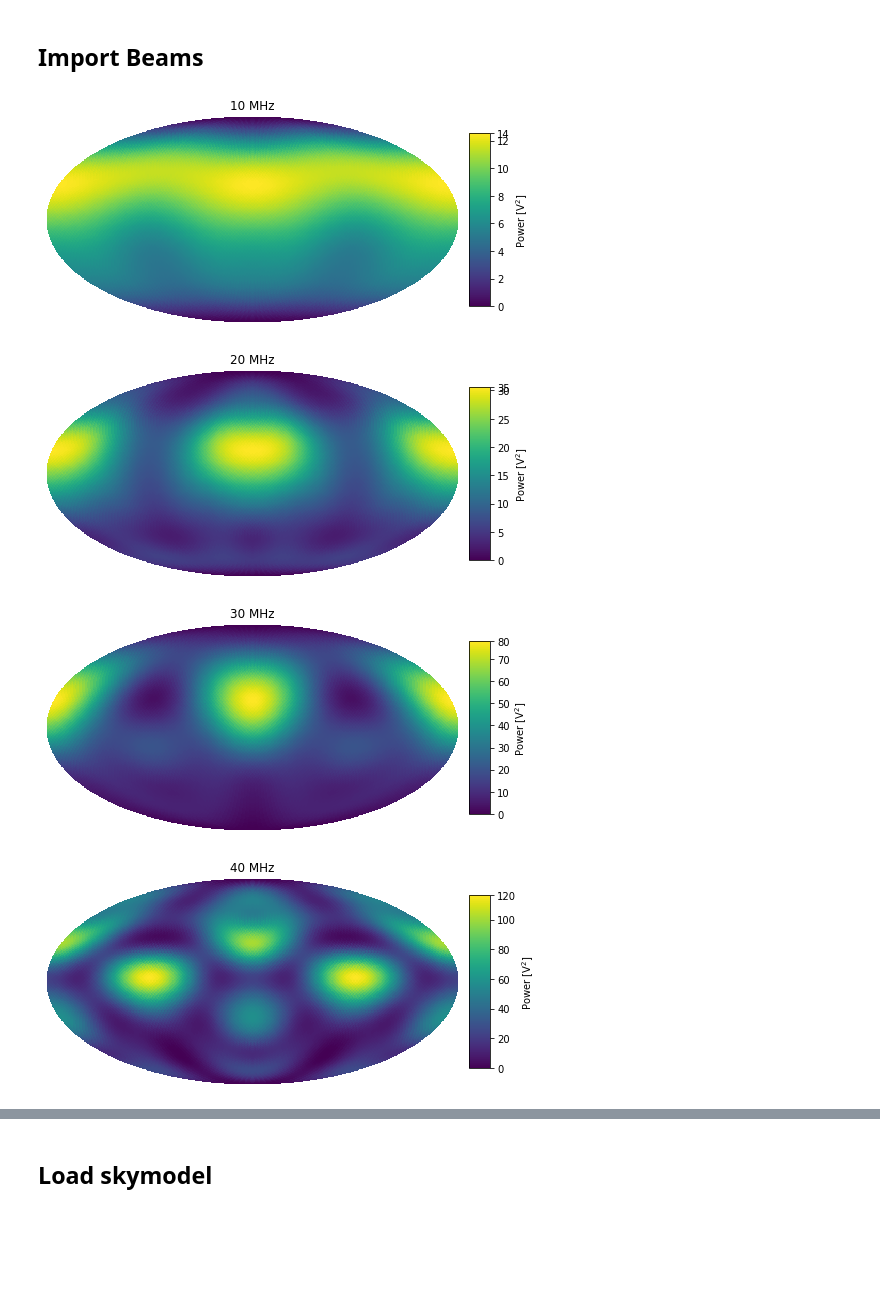
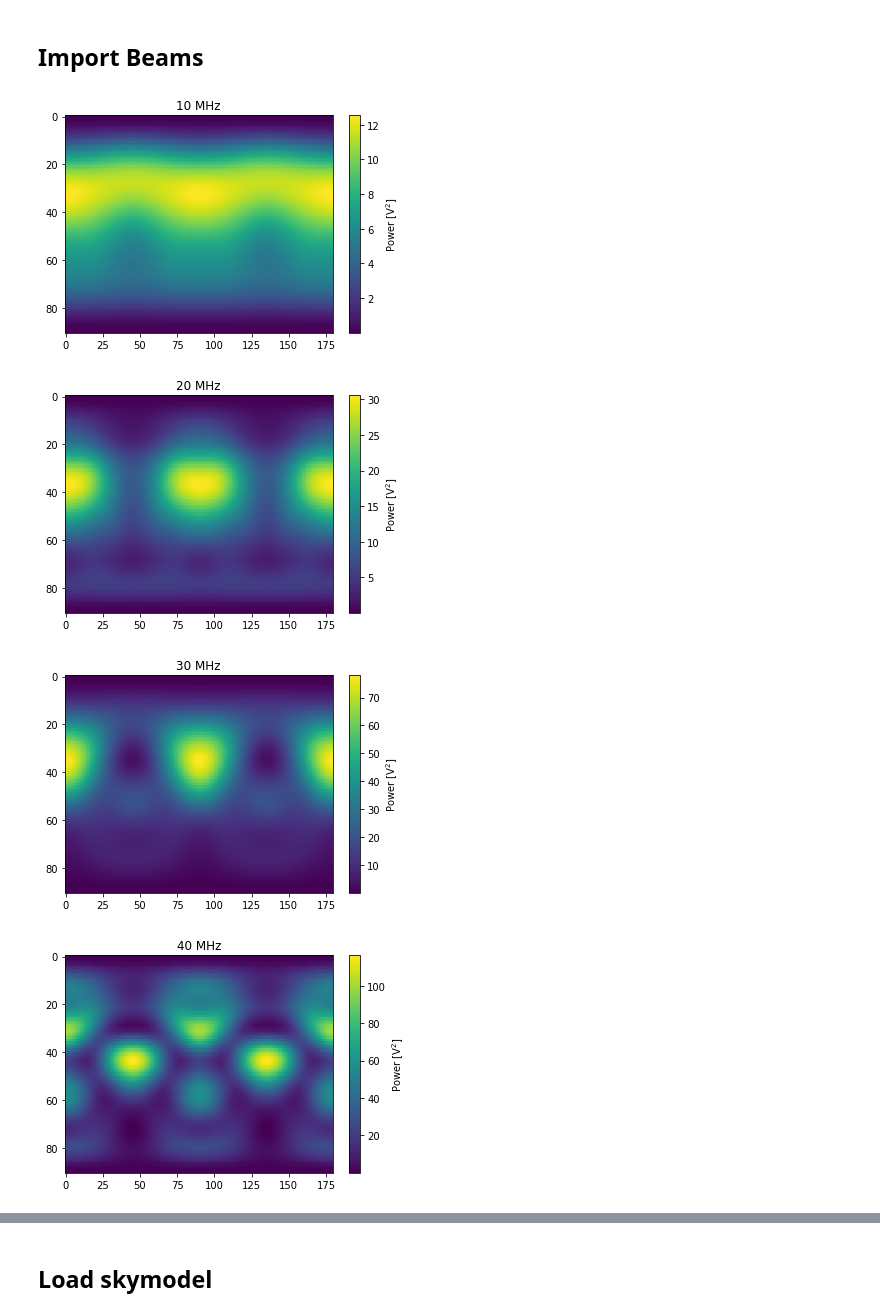
Before and after one commit to christianhbye/lusee_sky_simulations, a Jupyter notebook: notebooks/mock_lusee_night_analysis.ipynb, the cells around one changed output, grey strips where cells are left out. Cells and saved outputs as stored; diff of their text form; code cells hidden in the pictures; blank space fills up the shorter version.

Commit message:
use native az_za beams for uvsim

```diff
--- a/notebooks/mock_lusee_night_analysis.ipynb
+++ b/notebooks/mock_lusee_night_analysis.ipynb
@@ -34,16 +34,15 @@ uvb=pyuvdata.UVBeam()
 uvb.read_beamfits(uvb_path + fname)
 # %%
 for freq in [10, 20, 30, 40, 50]:
-    find = np.argmin(np.abs(uvb.freq_array[0] - freq))
+    find = np.argmin(np.abs(uvb.freq_array[0] - freq*1e6))
     beam = uvb.data_array[0, 0, 0, find]
-    fig = plt.figure()
-    hp.mollview(beam, fig=fig.number, title="{:.0f} MHz".format(uvb.freq_array[0, find]), cbar=False)
-    im = fig.axes[0].get_images()[0]
+    plt.figure()
+    plt.imshow(beam, aspect='auto', interpolation="none")
+    plt.title("{:.0f} MHz".format(uvb.freq_array[0, find]/1e6))
+    plt.colorbar(label="Power [$\\rm{V}^2$]")
     #im.set_clim(0,120)
-    cax = fig.add_axes([1., .2, .05, .6])
-    fig.colorbar(im, cax, label="Power [$\\rm{V}^2$]")
 # %% [output]
-[figure, old version]
+[figure, new version]
-[figure, old version]
+[figure, new version]
-[figure, old version]
+[figure, new version]
-[figure, old version]
+[figure, new version]
```
Also changed, not shown: parts of 5 cells of this notebook, 1 other file.
